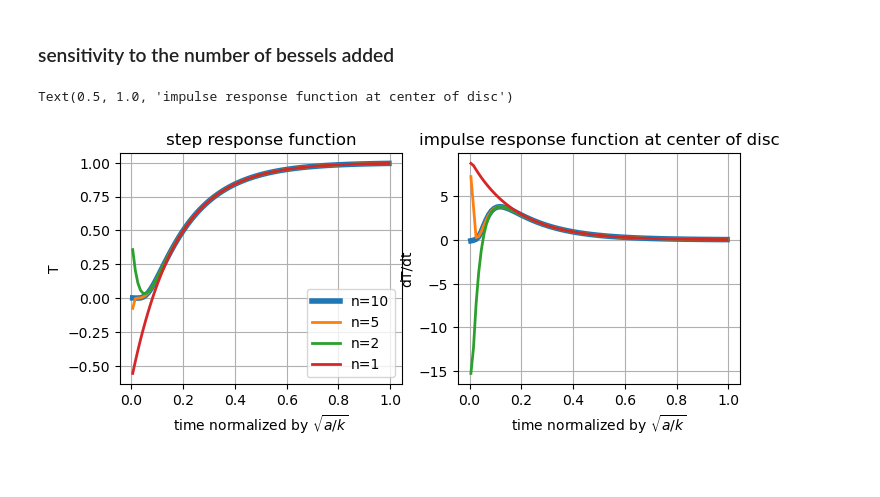
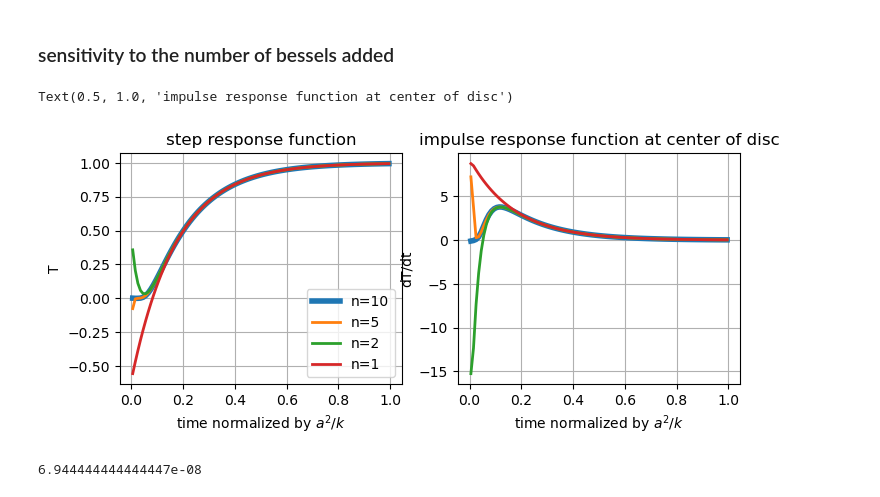
Before and after one commit to apatlpo/das_work, a Jupyter notebook: theory/irf_disc.ipynb, the cells around one changed output. Saved outputs shown, nothing was run; the diff lists cells and outputs as text; code cells hidden in the pictures.

```diff
--- a/theory/irf_disc.ipynb
+++ b/theory/irf_disc.ipynb
@@ -41,7 +41,7 @@ def compute_response(a, k, Tb, r, t, n):
         (
             ds["Tn"]
             * jv(0, ds["lambda"]*ds["r"])
-            * np.exp(-ds["lambda"]**2 * ds["time"])
+            * np.exp(-k * ds["lambda"]**2 * ds["time"])
         ).sum("mode")
     )
     ds["T"] = Tb + ds["T_transient"]
@@ -88,24 +88,31 @@ Text(0.5, 1.0, 'impulse response function at center of disc')
 # %%
 fig, axes = plt.subplots(1,2, figsize=(8,3))
 ax = axes[0]
 ds10["T"].sel(r=0).plot(ax=ax, lw=4, label="n=10")
 ds5["T"].sel(r=0).plot(ax=ax, lw=2, label="n=5")
 ds2["T"].sel(r=0).plot(ax=ax, lw=2, label="n=2")
 ds1["T"].sel(r=0).plot(ax=ax, lw=2, label="n=1")
 ax.legend()
 ax.grid()
-ax.set_xlabel(r"time normalized by $\sqrt{a/k}$")
+ax.set_xlabel(r"time normalized by $a^2/k$")
 ax.set_title("step response function")
 
 ax = axes[1]
 ds10["dT/dt"].sel(r=0).plot(ax=ax, lw=4, label="n=10")
 ds5["dT/dt"].sel(r=0).plot(ax=ax, lw=2, label="n=5")
 ds2["dT/dt"].sel(r=0).plot(ax=ax, lw=2, label="n=2")
 ds1["dT/dt"].sel(r=0).plot(ax=ax, lw=2, label="n=2")
 #ax.legend()
 ax.grid()
-ax.set_xlabel(r"time normalized by $\sqrt{a/k}$")
+ax.set_xlabel(r"time normalized by $a^2/k$")
 ax.set_title("impulse response function at center of disc")
 # %% [output]
 Text(0.5, 1.0, 'impulse response function at center of disc')
-[figure, old version]
+[figure, new version]
+# %%
+a = 0.05
+t = 3600
+k = a**2/t * 0.1
+k
+# %% [output]
+6.944444444444447e-08
```
Also changed, not shown: parts of 1 cell of this notebook.
